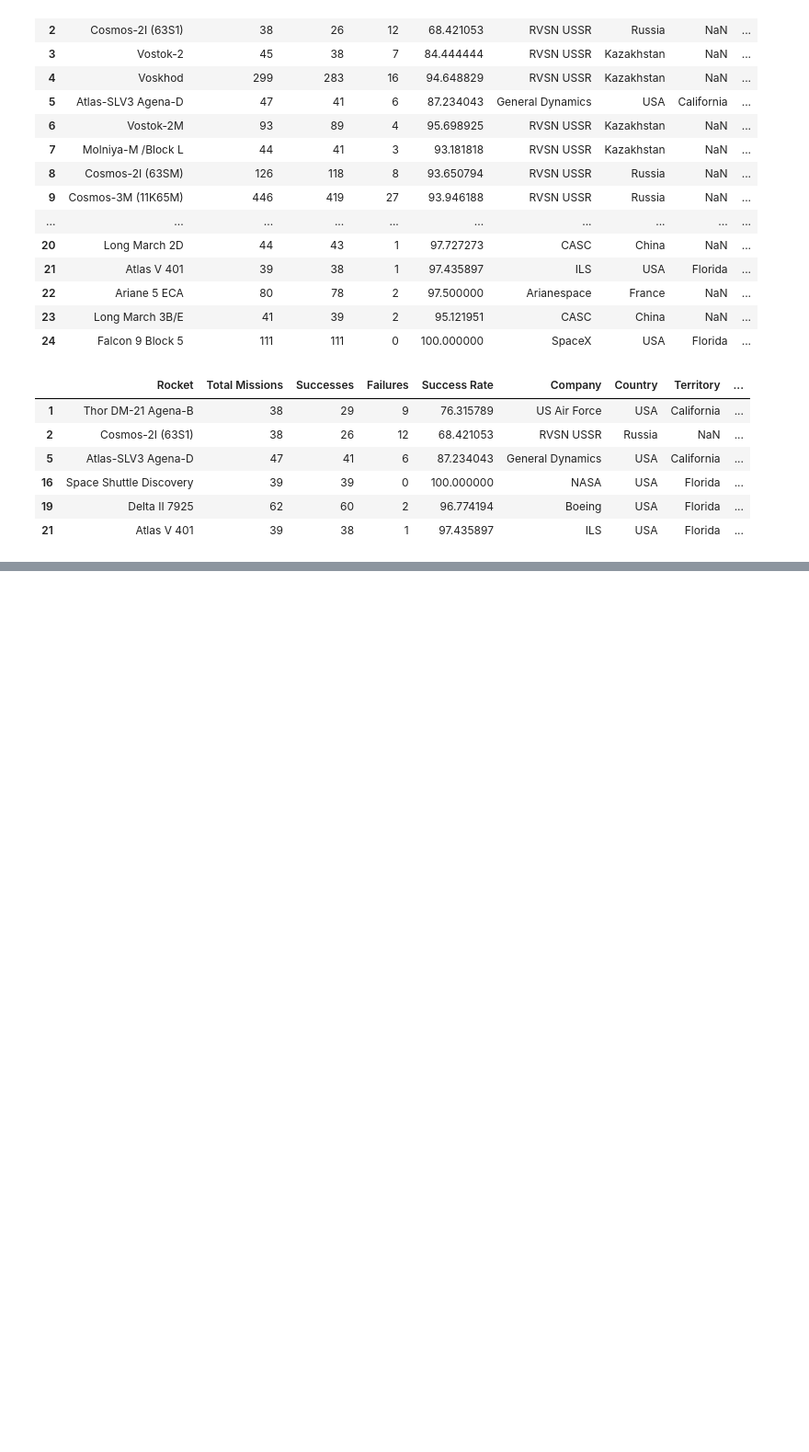
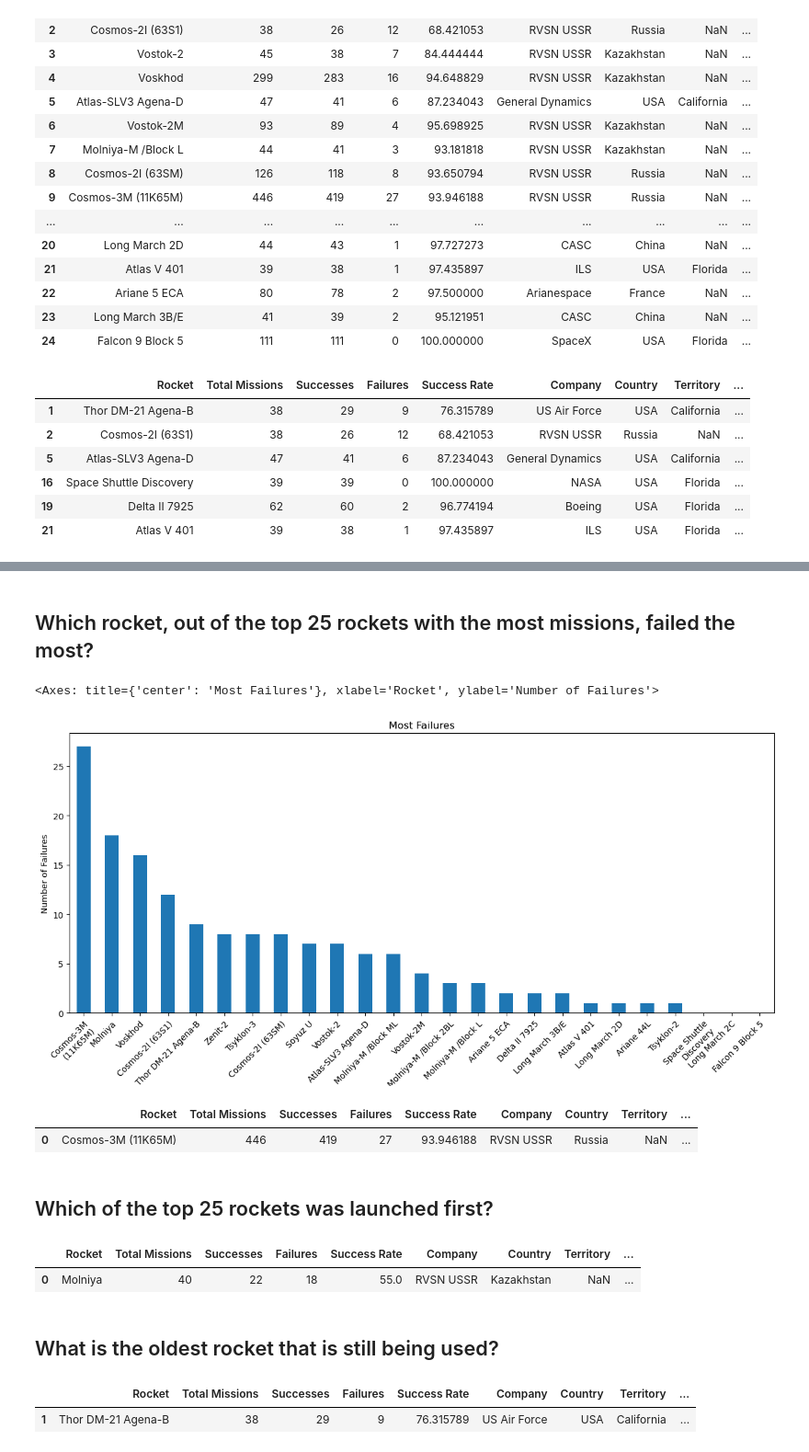
Before and after one commit to maparisio/Space_Mission_Project, a Jupyter notebook: rocket_usage_analysis.ipynb, the cells around one changed output, grey strips where cells are left out. Shown at 92% size. Cells and saved outputs as stored; diff of their text form; code cells hidden in the pictures; blank space fills up the shorter version.

```diff
--- a/rocket_usage_analysis.ipynb
+++ b/rocket_usage_analysis.ipynb
@@ -333,0 +446,15 @@ rocket_by_launch_date_active
+# %% [markdown]
+## Which rocket, out of the top 25 rockets with the most missions, failed the most?
+# %%
+top_25_by_failures = top_25.sort_values("Failures", ascending = False)
+figure3 = top_25_by_failures["Failures"].plot(kind="bar",
+                                                      figsize=(15,6),
+                                                    title="Most Failures",
+                                                    xlabel="Rocket",
+                                                    ylabel="Number of Failures",
+                                                      )
+figure3.set_xticklabels(top_25_by_failures["Rocket"], rotation=45, rotation_mode="anchor", ha="right", wrap=True)
+figure3
+# %% [output]
+<Axes: title={'center': 'Most Failures'}, xlabel='Rocket', ylabel='Number of Failures'>
+[figure, added]
@@ -333,0 +464,22 @@ rocket_by_launch_date_active
+# %%
+so_much_fail = top_25.loc[top_25["Rocket"]=="Cosmos-3M (11K65M)"]
+so_much_fail
+# %% [output]
+|  | Rocket | Total Missions | Successes | Failures | Success Rate | Company | Country | Territory | ... |
+| 0 | Cosmos-3M (11K65M) | 446 | 419 | 27 | 93.946188 | RVSN USSR | Russia | NaN | ... |
+# %% [markdown]
+## Which of the top 25 rockets was launched first?
+# %%
+first_rocket = rocket_by_launch_date.loc[rocket_by_launch_date["Rocket"]=="Molniya"]
+first_rocket
+# %% [output]
+|  | Rocket | Total Missions | Successes | Failures | Success Rate | Company | Country | Territory | ... |
+| 0 | Molniya | 40 | 22 | 18 | 55.0 | RVSN USSR | Kazakhstan | NaN | ... |
+# %% [markdown]
+## What is the oldest rocket that is still being used?
+# %%
+oldest_active = rocket_by_launch_date_active.loc[rocket_by_launch_date_active["Rocket"]=="Thor DM-21 Agena-B"]
+oldest_active
+# %% [output]
+|  | Rocket | Total Missions | Successes | Failures | Success Rate | Company | Country | Territory | ... |
+| 1 | Thor DM-21 Agena-B | 38 | 29 | 9 | 76.315789 | US Air Force | USA | California | ... |
```
Also changed, not shown: parts of 19 cells of this notebook.
